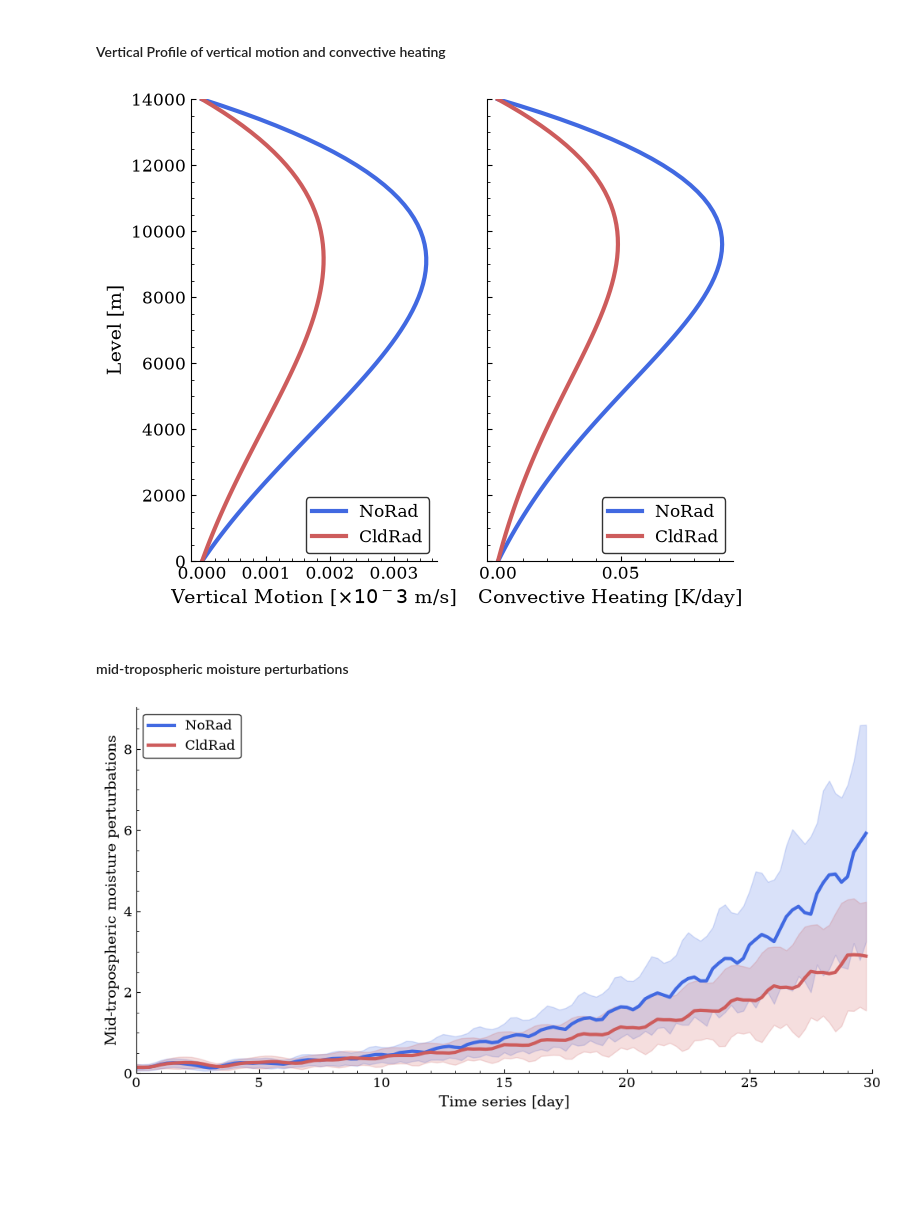
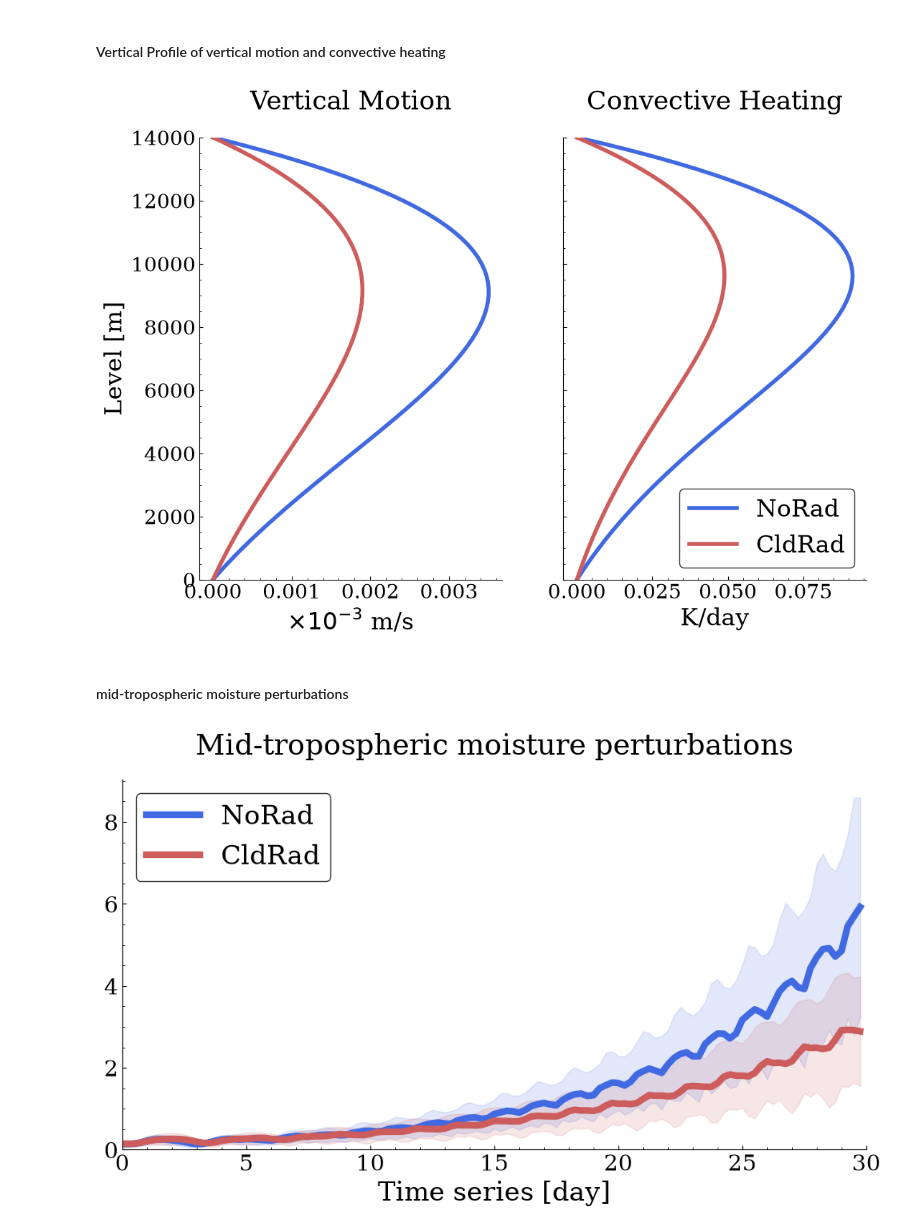
Before and after one commit to JosephKan828/Kuang_v0.3.0_Analysis, a Jupyter notebook: NoRad_CldRad/2026_AOGS.ipynb, the cells around one changed output. Drawn from its saved outputs; the diff is of its cells as text; code cells hidden in the pictures; blank space fills up the shorter version.

```diff
--- a/NoRad_CldRad/2026_AOGS.ipynb
+++ b/NoRad_CldRad/2026_AOGS.ipynb
@@ -81,11 +81,11 @@ with h5py.File("/work/b11209013/Kuang2008_v0.3.0/full/CldRad_combined/State.h5",
 # %%
 plt.rcParams.update({
     "font.family": "serif",
-    "xtick.labelsize": 12,
-    "ytick.labelsize": 12,
-    "axes.labelsize": 14,
-    "axes.titlesize": 16,
-    "legend.fontsize": 12,
+    "xtick.labelsize": 20,
+    "ytick.labelsize": 20,
+    "axes.labelsize": 24,
+    "axes.titlesize": 26,
+    "legend.fontsize": 24,
     "xtick.direction": "in",
     "ytick.direction": "in",
 })
@@ -96,27 +96,27 @@ fig, ax = plt.subplots(1, 1, figsize=(12, 6))
 ax.plot(
     k, growth_rate["NoRad"],
     color="royalblue",
-    linewidth=3,
+    linewidth=4,
     label=f"NoRad; max.: {(growth_rate['NoRad'].max()):.3f}"
 )
 ax.vlines(
     k[np.argmax(growth_rate["NoRad"])],
     0, growth_rate["NoRad"][np.argmax(growth_rate["NoRad"])],
     color="royalblue", linestyle="--",
-    linewidth=3
+    linewidth=4
 )
 
 ax.plot(
     k, growth_rate["CldRad"],
     color="indianred",
-    linewidth=3,
+    linewidth=4,
     label=f"CldRad; max.: {growth_rate['CldRad'].max():.3f}"
 )
 ax.vlines(
     k[np.argmax(growth_rate["CldRad"])],
     0, growth_rate["CldRad"][np.argmax(growth_rate["CldRad"])],
     color="indianred", linestyle="--",
-    linewidth=3
+    linewidth=4
 )
 
 ax.minorticks_on()
@@ -128,7 +128,7 @@ ax.spines["right"].set_visible(False)
 ax.set_xlim(0, 30)
 ax.set_ylim(0, None)
 ax.set_xlabel("Non-dimensional Wavenumber")
-ax.set_ylabel(r"Linear Instability [day$^{-1}$]")
+ax.set_title(r"Linear Instability [day$^{-1}$]", y=1.05)
 ax.legend(edgecolor="k")
 
 plt.savefig(figr_dir / "linear_instab.png", dpi=500, bbox_inches="tight")
@@ -194,51 +196,53 @@ J_mean: dict[str, np.ndarray] = {
     "CldRad": J["CldRad"][:, :x_cldrad.size//2].mean(axis=1)
 }
 
-fig, ax = plt.subplots(1, 2, figsize=(7, 6), sharey="row")
+fig, ax = plt.subplots(1, 2, figsize=(12, 8), sharey="row")
 
 ax[0].plot(
     w_mean["NoRad"]*1e3, z,
     color="royalblue",
-    linewidth=3,
+    linewidth=4,
     label="NoRad"
 )
 ax[0].plot(
     w_mean["CldRad"]*1e3, z,
     color="indianred",
-    linewidth=3,
+    linewidth=4,
     label="CldRad"
 )
 
 ax[1].plot(
     J_mean["NoRad"], z,
     color="royalblue",
-    linewidth=3,
+    linewidth=4,
     label="NoRad"
 )
 ax[1].plot(
     J_mean["CldRad"], z,
     color="indianred",
-    linewidth=3,
+    linewidth=4,
     label="CldRad"
 )
 
 for i in range(2):
     ax[i].minorticks_on()
     ax[i].spines["top"].set_visible(False)
     ax[i].spines["right"].set_visible(False)
-    ax[i].legend(edgecolor="k")
+ax[1].legend(edgecolor="k")
 
 ax[0].set_ylim(0, 14000)
-ax[0].set_xlabel(fr"Vertical Motion [$\times 10^{-3}$ m/s]")
+ax[0].set_xlabel(r"$\times 10^{-3}$ m/s")
 ax[0].set_ylabel("Level [m]")
+ax[0].set_title("Vertical Motion", y=1.05)
 
-ax[1].set_xlabel("Convective Heating [K/day]")
+ax[1].set_xlabel("K/day")
+ax[1].set_title("Convective Heating", y=1.05)
 
 plt.savefig(figr_dir / "vertical_profile.png", dpi=500, bbox_inches="tight")
 plt.show()
 plt.close(fig)
 # %% [output]
-[figure, old version]
+[figure, new version]
 # %% [markdown]
 #### mid-tropospheric moisture perturbations
 # %%
@@ -247,13 +251,13 @@ fig, ax = plt.subplots(1, 1, figsize=(12, 6))
 ax.plot(
     np.arange(120)*0.25, np.abs(q["NoRad"]).mean(axis=1),
     color="royalblue",
-    linewidth=3,
+    linewidth=6,
     label="NoRad"
 )
 ax.plot(
     np.arange(120)*0.25, np.abs(q["CldRad"]).mean(axis=1),
     color="indianred",
-    linewidth=3,
+    linewidth=6,
     label="CldRad"
 )
 
@@ -262,7 +266,7 @@ ax.fill_between(
     np.abs(q["NoRad"]).mean(axis=1) - np.abs(q["NoRad"]).std(axis=1),
     np.abs(q["NoRad"]).mean(axis=1) + np.abs(q["NoRad"]).std(axis=1),
     color="royalblue",
-    alpha=0.2,
+    alpha=0.15,
 )
 
 ax.fill_between(
@@ -270,7 +274,7 @@ ax.fill_between(
     np.abs(q["CldRad"]).mean(axis=1) - np.abs(q["CldRad"]).std(axis=1),
     np.abs(q["CldRad"]).mean(axis=1) + np.abs(q["CldRad"]).std(axis=1),
     color="indianred",
-    alpha=0.2,
+    alpha=0.15,
 )
 
 ax.minorticks_on()
@@ -281,11 +285,11 @@ ax.spines["right"].set_visible(False)
 ax.set_xlim(0, 30)
 ax.set_ylim(0, None)
 ax.set_xlabel("Time series [day]")
-ax.set_ylabel("Mid-tropospheric moisture perturbations")
+ax.set_title("Mid-tropospheric moisture perturbations", y=1.05)
 ax.legend(edgecolor="k")
 
 plt.savefig(figr_dir / "q.png", dpi=500, bbox_inches="tight")
 plt.show()
 plt.close(fig)
 # %% [output]
-[figure, old version]
+[figure, new version]
```
Also changed, not shown: parts of 2 cells of this notebook, 6 other files.
